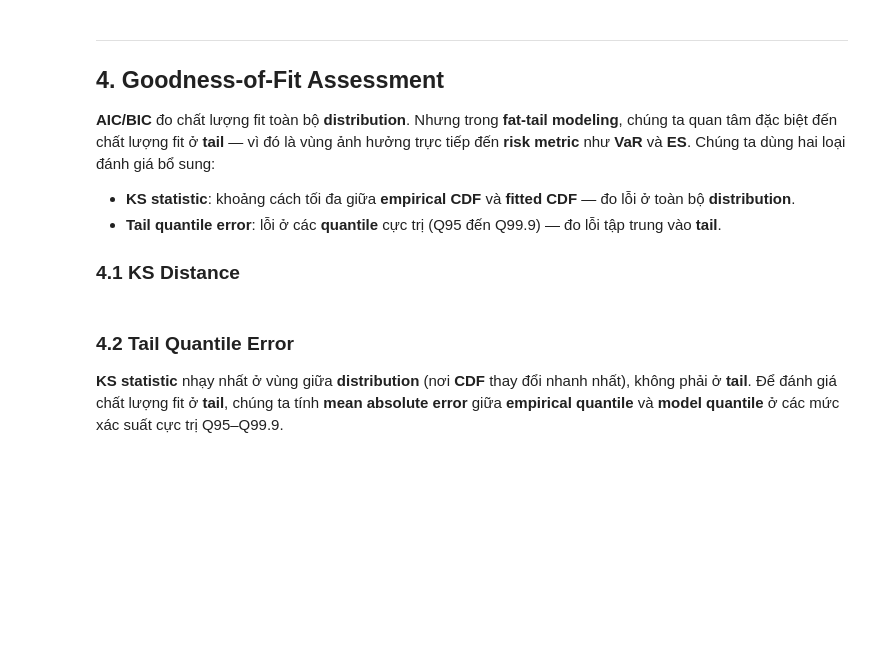
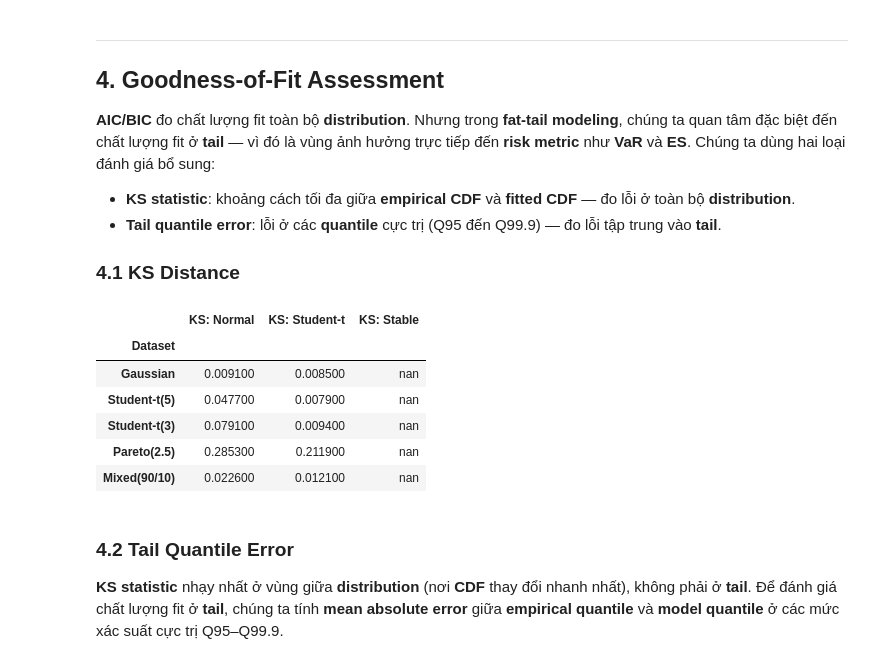
Before and after one commit to thisYui/Fat-Tail-Risk, a Jupyter notebook: notebooks/03_distribution_modeling.ipynb, the cells around one changed output. Cells and saved outputs as stored; diff of their text form; code cells hidden in the pictures; blank space fills up the shorter version.

```diff
--- a/notebooks/03_distribution_modeling.ipynb
+++ b/notebooks/03_distribution_modeling.ipynb
@@ -193,36 +290,37 @@ Quan sát quan trọng:
 # %%
 ks_rows = []
 for ds_name, arr in datasets.items():
     row = {"Dataset": ds_name}
     # Normal
     n_fit = fit_distribution(arr, "normal")
     row["KS: Normal"] = round(
         kolmogorov_smirnov_distance(
             arr, lambda x: stats.norm.cdf(x, loc=n_fit["mu"], scale=n_fit["sigma"])
         ), 4
     )
     # Student-t
     t_fit = fit_distribution(arr, "student_t")
     row["KS: Student-t"] = round(
         kolmogorov_smirnov_distance(
             arr, lambda x: stats.t.cdf(x, df=t_fit["df"], loc=t_fit["loc"], scale=t_fit["scale"])
         ), 4
     )
-    # Stable
-    s_fit = fit_distribution(arr, "stable")
-    row["KS: Stable"] = round(
-        kolmogorov_smirnov_distance(
-            arr, lambda x: stats.levy_stable.cdf(
-                x, alpha=s_fit["alpha"], beta=s_fit["beta"],
-                loc=s_fit["loc"], scale=s_fit["scale"]
-            )
-        ), 4
-    )
+    # Stable — KS yêu cầu levy_stable.cdf (~1s/call) nên bỏ qua ở đây
+    # Stable được đánh giá qua tail quantile error ở Section 4.2
+    row["KS: Stable"] = float("nan")   # N/A — xem Section 4.2
     ks_rows.append(row)
 
 df_ks = pd.DataFrame(ks_rows).set_index("Dataset")
-# Highlight minimum KS trong mỗi row
+# Highlight minimum KS trong mỗi row (bỏ qua NaN)
 df_ks.style.highlight_min(axis=1, color="#d4edda")
+# %% [output]
+|  | KS: Normal | KS: Student-t | KS: Stable |
+| Dataset |  |  |  |
+| Gaussian | 0.009100 | 0.008500 | nan |
+| Student-t(5) | 0.047700 | 0.007900 | nan |
+| Student-t(3) | 0.079100 | 0.009400 | nan |
+| Pareto(2.5) | 0.285300 | 0.211900 | nan |
+| Mixed(90/10) | 0.022600 | 0.012100 | nan |
 # %% [markdown]
 ### 4.2 Tail Quantile Error
 
```
Also changed, not shown: parts of 16 cells of this notebook, 8 other files.
